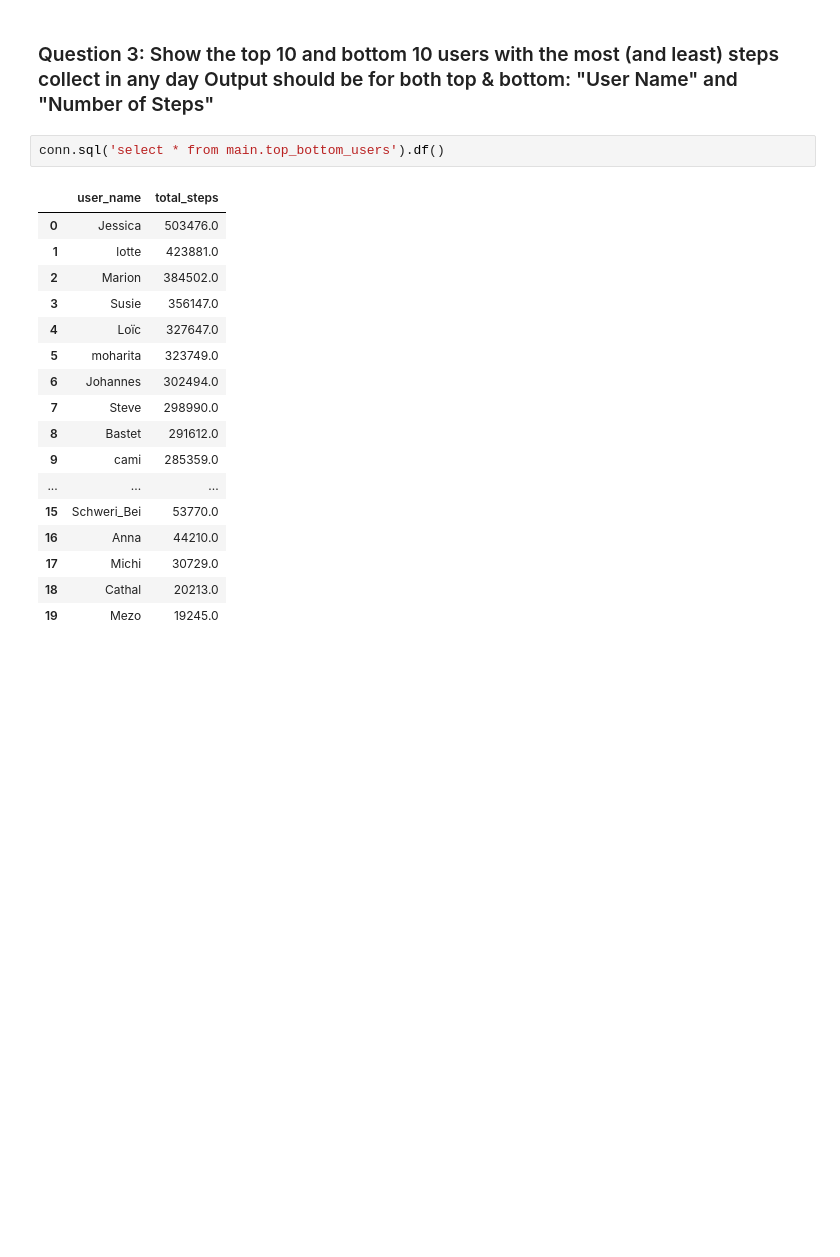
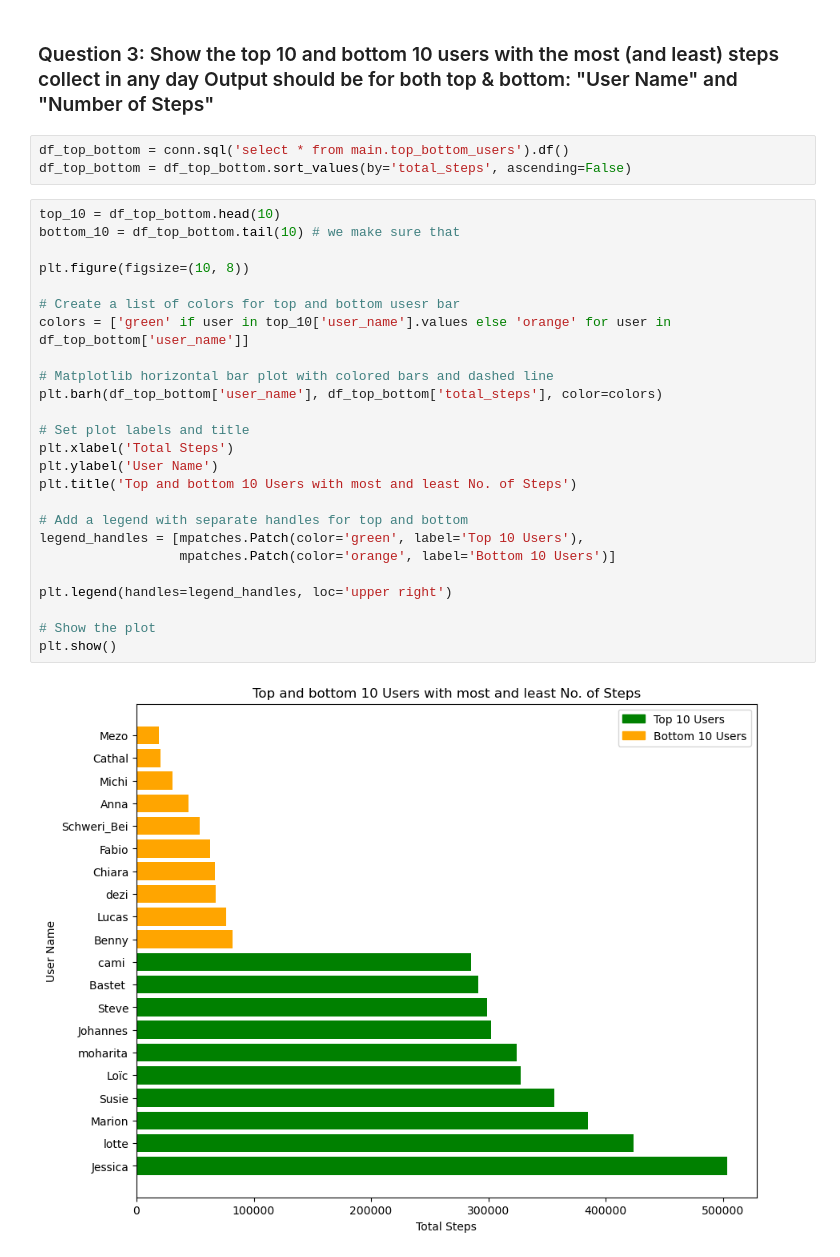
Before and after one commit to ces0008/Humanoo_Task, a Jupyter notebook: report.ipynb, the cells around one changed output. Cells and saved outputs as stored; diff of their text form; blank space fills up the shorter version.

```diff
--- a/report.ipynb
+++ b/report.ipynb
@@ -50,22 +95,32 @@ conn.sql('select * from main.company_user_stats').df().plot()
 # %% [markdown]
 ### Question 3: Show the top 10 and bottom 10 users with the most (and least) steps collect in any day Output should be for both top & bottom: "User Name" and "Number of Steps"
 # %%
-conn.sql('select * from main.top_bottom_users').df()
+df_top_bottom = conn.sql('select * from main.top_bottom_users').df()
+df_top_bottom = df_top_bottom.sort_values(by='total_steps', ascending=False)
-# %% [output]
-|  | user_name | total_steps |
-| 0 | Jessica | 503476.0 |
-| 1 | lotte | 423881.0 |
-| 2 | Marion | 384502.0 |
-| 3 | Susie | 356147.0 |
-| 4 | Loïc | 327647.0 |
-| 5 | moharita | 323749.0 |
-| 6 | Johannes | 302494.0 |
-| 7 | Steve | 298990.0 |
-| 8 | Bastet | 291612.0 |
-| 9 | cami | 285359.0 |
-| ... | ... | ... |
-| 15 | Schweri_Bei | 53770.0 |
-| 16 | Anna | 44210.0 |
-| 17 | Michi | 30729.0 |
-| 18 | Cathal | 20213.0 |
-| 19 | Mezo | 19245.0 |
+# %%
+top_10 = df_top_bottom.head(10)
+bottom_10 = df_top_bottom.tail(10) # we make sure that
+
+plt.figure(figsize=(10, 8))
+
+# Create a list of colors for top and bottom usesr bar
+colors = ['green' if user in top_10['user_name'].values else 'orange' for user in df_top_bottom['user_name']]
+
+# Matplotlib horizontal bar plot with colored bars and dashed line
+plt.barh(df_top_bottom['user_name'], df_top_bottom['total_steps'], color=colors)
+
+# Set plot labels and title
+plt.xlabel('Total Steps')
+plt.ylabel('User Name')
+plt.title('Top and bottom 10 Users with most and least No. of Steps')
+
+# Add a legend with separate handles for top and bottom
+legend_handles = [mpatches.Patch(color='green', label='Top 10 Users'),
+                  mpatches.Patch(color='orange', label='Bottom 10 Users')]
+
+plt.legend(handles=legend_handles, loc='upper right')
+
+# Show the plot
+plt.show()
+# %% [output]
+[figure, added]
```
Also changed, not shown: parts of 11 cells of this notebook, 1 other file.
